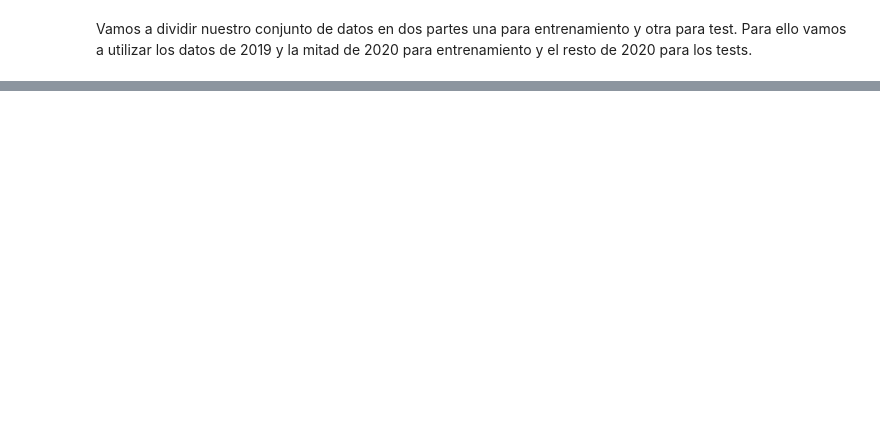
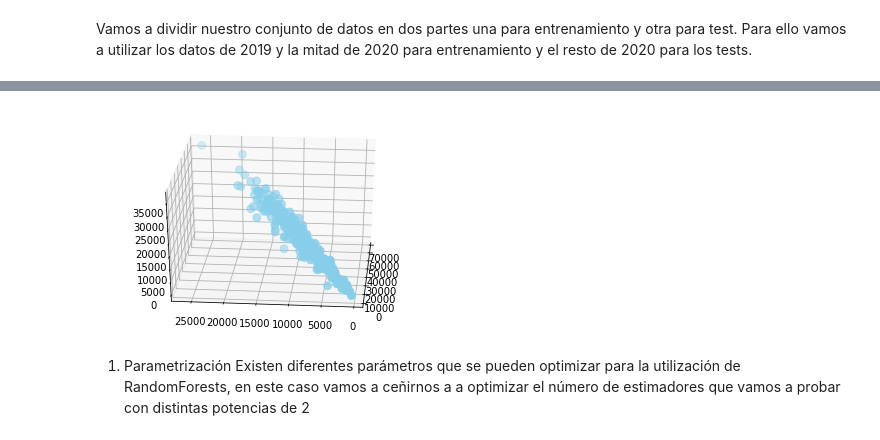
Before and after one commit to pacogp/TFM, a Jupyter notebook: importancia_importe_comisiones.ipynb, the cells around one changed output, grey strips where cells are left out. Saved outputs shown, nothing was run; the diff lists cells and outputs as text; code cells hidden in the pictures; blank space fills up the shorter version.

```diff
--- a/importancia_importe_comisiones.ipynb
+++ b/importancia_importe_comisiones.ipynb
@@ -64,3 +64,19 @@ display_side_by_side(train.tail(),test.head())
 | 2020-07-03 | 10834.13 | 2920.19 | 4454.05 | 1237.45 | 71682.32 | 3431.42 | ... |
 | 2020-07-06 | 9481.79 | 3427.70 | 6869.90 | 1509.12 | 110180.00 | 4253.16 | ... |
 | 2020-07-07 | 16442.91 | 5073.83 | 9591.93 | 1577.94 | 105660.42 | 4466.51 | ... |
+# %%
+# reseteamos el index con el fin de evitar problemas en la validación cruzada
+train.reset_index(drop = True, inplace = True)
+# %%
+from mpl_toolkits.mplot3d import Axes3D
+import matplotlib.pyplot as plt
+fig = plt.figure()
+ax = fig.add_subplot(111, projection='3d')
+ax.scatter(train['Sum_IMPORTE_LINEA'], train['Sum_NUMERO_PLAZAS'], train['Sum_MARGEN_LINEA'], c='skyblue', s=60)
+ax.view_init(30, 185)
+plt.show()
+# %% [output]
+[figure, added]
+# %% [markdown]
+1. Parametrización
+Existen diferentes parámetros que se pueden optimizar para la utilización de RandomForests, en este caso vamos a ceñirnos a a optimizar el número de estimadores que vamos a probar con distintas potencias de 2
```
Also changed, not shown: parts of 3 cells of this notebook.
